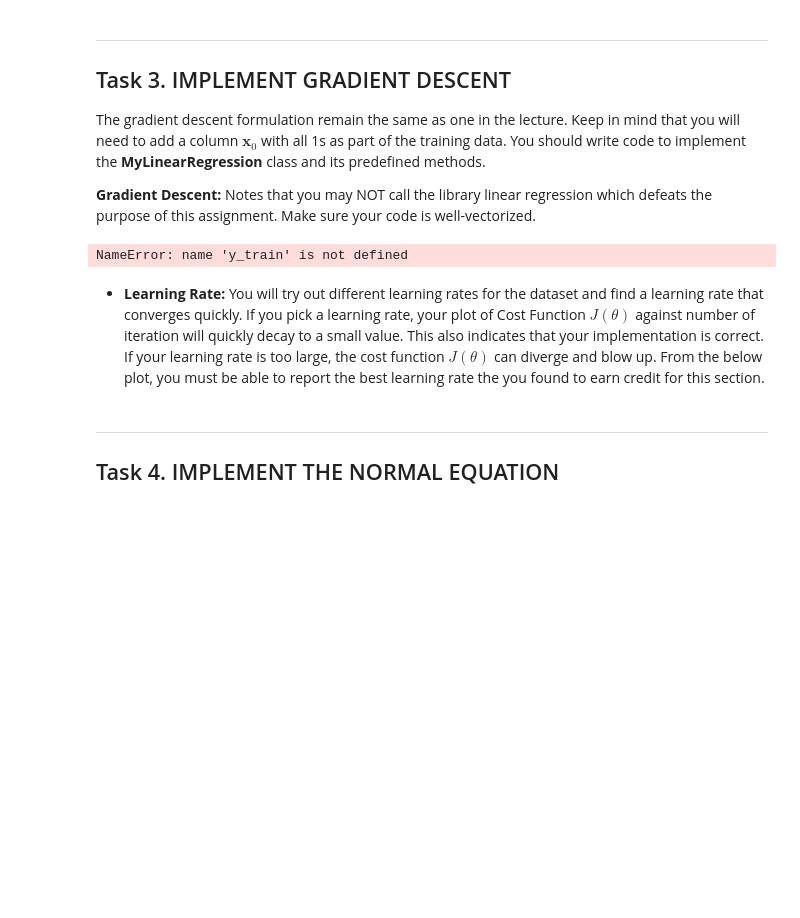
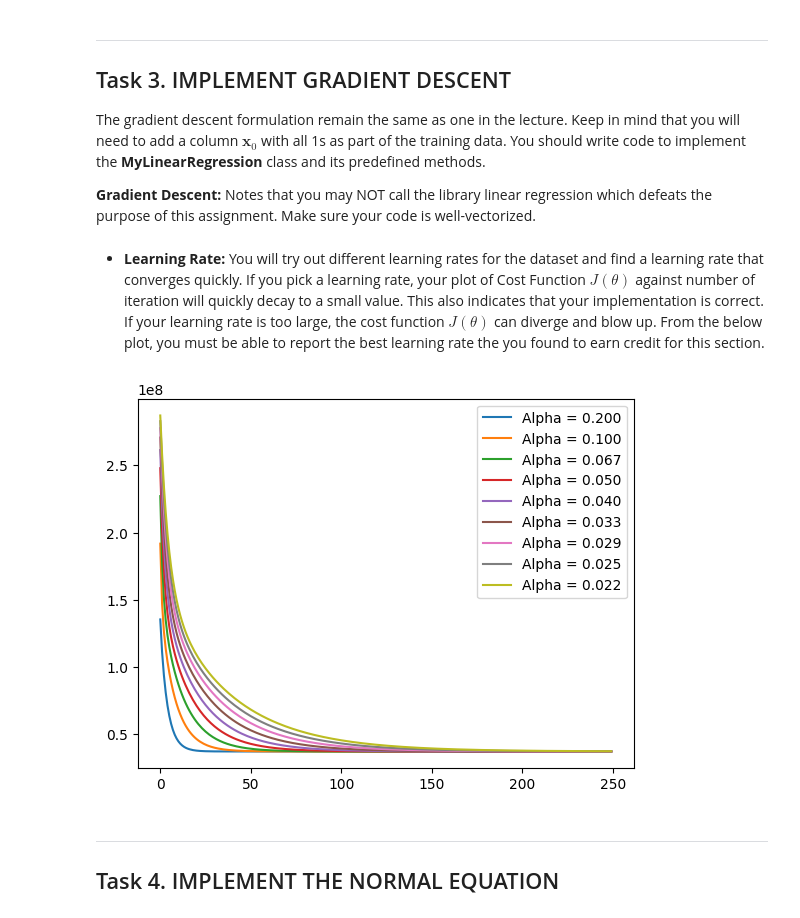
Before and after one commit to helen-yao/ML4VA, a Jupyter notebook: jdj9ng_assignment_1.ipynb, the cells around one changed output. Drawn from its saved outputs; the diff is of its cells as text; code cells hidden in the pictures; blank space fills up the shorter version.

```diff
--- a/jdj9ng_assignment_1.ipynb
+++ b/jdj9ng_assignment_1.ipynb
@@ -126,4 +117,4 @@ insurance_tr.head()
 insurance = insurance_tr.drop("charges", axis=1)
 insurance_labels = insurance_tr["charges"].copy()
 
-X_train, X_test, y_train, y_test = train_test_split(insurance, insurance_labels, test_size=0.1)
+X_train, X_test, y_train, y_test = train_test_split(insurance, insurance_labels, test_size=0.2)
@@ -182,15 +167,18 @@ class MyLinearRegression:
     Train the regressor using gradient descent
     """
     # implementation code here
-    self.theta = np.random.randn(X_train.shape[1],1)
-    self.theta, self.cost = self.gradientDescent(X_train, y_train, self.theta, self.alpha, 100)
+    X_b = np.c_[np.ones(len(X_train)), X_train]
+    self.theta = np.random.randn(len(X_b[0]), 1)
+    self.theta, self.cost = self.gradientDescent(X_b, y_train, self.theta, self.alpha, 250)
 
   def fitUsingNormalEquation(self, X_train, y_train):
     """
     Training using the Normal (close form) equation
     """
     # implementation code here for Task 4.
-    self.theta = []
+    X_b = np.c_[np.ones(len(X_train)), X_train]
+    theta_best = np.linalg.pinv(X_b.T.dot(X_b)).dot(X_b.T).dot(y_train)
+    self.theta = theta_best;
 
   def gradientDescent(self, X_train, y_train, theta, alpha, iters):
     """
@@ -204,16 +192,20 @@ class MyLinearRegression:
     cost: value of the cost function
     """
     # implementation code here
-    cost = 0
+    cost = np.zeros(iters)
 
     for iteration in range(iters):
-      gradient = 2/len(X_train) * X_train.T.dot(X_train.dot(theta) - y_train)
-      theta = theta - alpha * gradient
+      gradient = (2 / len(X_train)) * (X_train.T.dot(X_train.dot(self.theta) - y_train))
+      self.theta = self.theta - alpha * gradient
 
-    y_predicted = self.predict(X_train)
-    cost = mean_square_error(y_train, y_predicted)
+      cost[iteration] = (1 / len(X_train)) * ((X_train.dot(self.theta) - y_train)**2).sum()
 
-    return theta, cost
+    # y_predicted = self.predict(X_train)
+    # cost = mean_square_error(y_train, y_predicted)
+
+
+
+    return self.theta, cost
 
 
   def predict(self, X_test):
@@ -231,24 +223,38 @@ class MyLinearRegression:
     Print out the parameter out when call print()
     """
     # implement here to return("Parameter vector is %f" % self.theta)   }
-    return("Parameter vector is %f".format(self.theta))
+    return("Parameter vector is {}".format(self.theta))
 
 # Your code goes here to call the instance of class MyLinearRegression
 myGradientDescentModel = MyLinearRegression()
 
-myGradientDescentModel.fitUsingGradientDescent(X_train, y_train)
+y_train = pd.DataFrame(y_train)
+myGradientDescentModel.fitUsingGradientDescent(insurance_prepared, y_train)
-# %% [output]
-NameError: name 'y_train' is not defined
 # %% [markdown]
 * **Learning Rate:** You will try out different learning rates for the dataset and find a learning rate that converges quickly. If you pick a learning rate, your plot of Cost Function $J(\theta)$ against number of iteration will quickly decay to a small value. This also indicates that your implementation is correct. If your learning rate is too large, the cost function $J(\theta)$ can diverge and blow up. From the below plot, you must be able to report the best learning rate the you found to earn credit for this section.
 # %%
 # Use the following code to plot out your learning rate
 # iters and cost must be supplied to plot out the cost function
 # You must plot multiple curves corresponding to different learning rates to justify the best one.
-#
-# plt.set_xlabel('Iterations')
-# plt.set_ylabel('Cost')
-# plt.set_title('Error vs. Training Iterations')
+
+
+import matplotlib.pyplot as plt
+iters = [i for i in range(len(myGradientDescentModel.cost))]
+
+for i in range(5, 50, 5):
+  alpha = 1/i
+  myGradientDescentModel.alpha = 1/i
+  myGradientDescentModel.fitUsingGradientDescent(insurance_prepared, y_train)
+  plt.plot(iters, myGradientDescentModel.cost, label=f'Alpha = {alpha:.3f}')
+
+plt.xlabel = 'Iterations'
+plt.ylabel = 'Cost'
+plt.title = 'Error vs. Training Iterations'
+plt.legend()
+
+plt.show()
+# %% [output]
+[figure, added]
 # %% [markdown]
 - - -
 ## Task 4. IMPLEMENT THE NORMAL EQUATION
```
Also changed, not shown: parts of 7 cells of this notebook.
